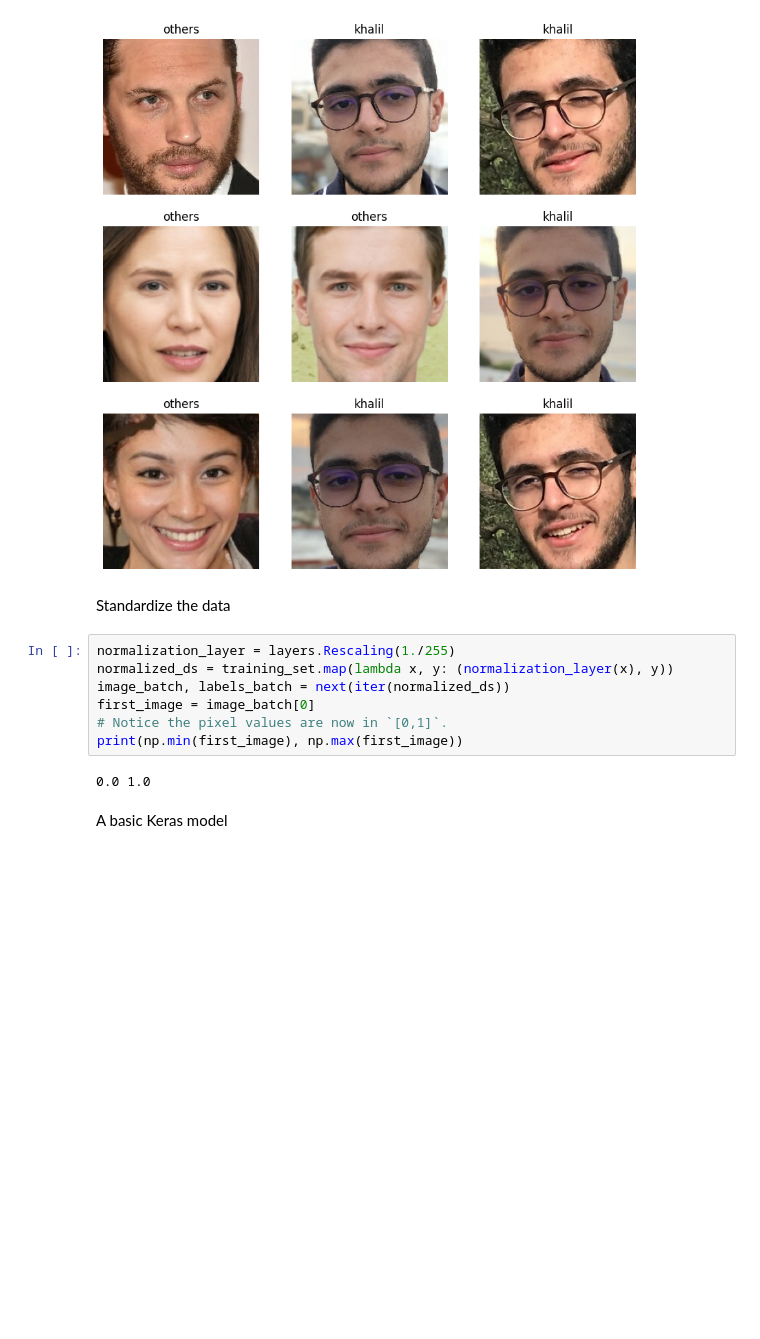
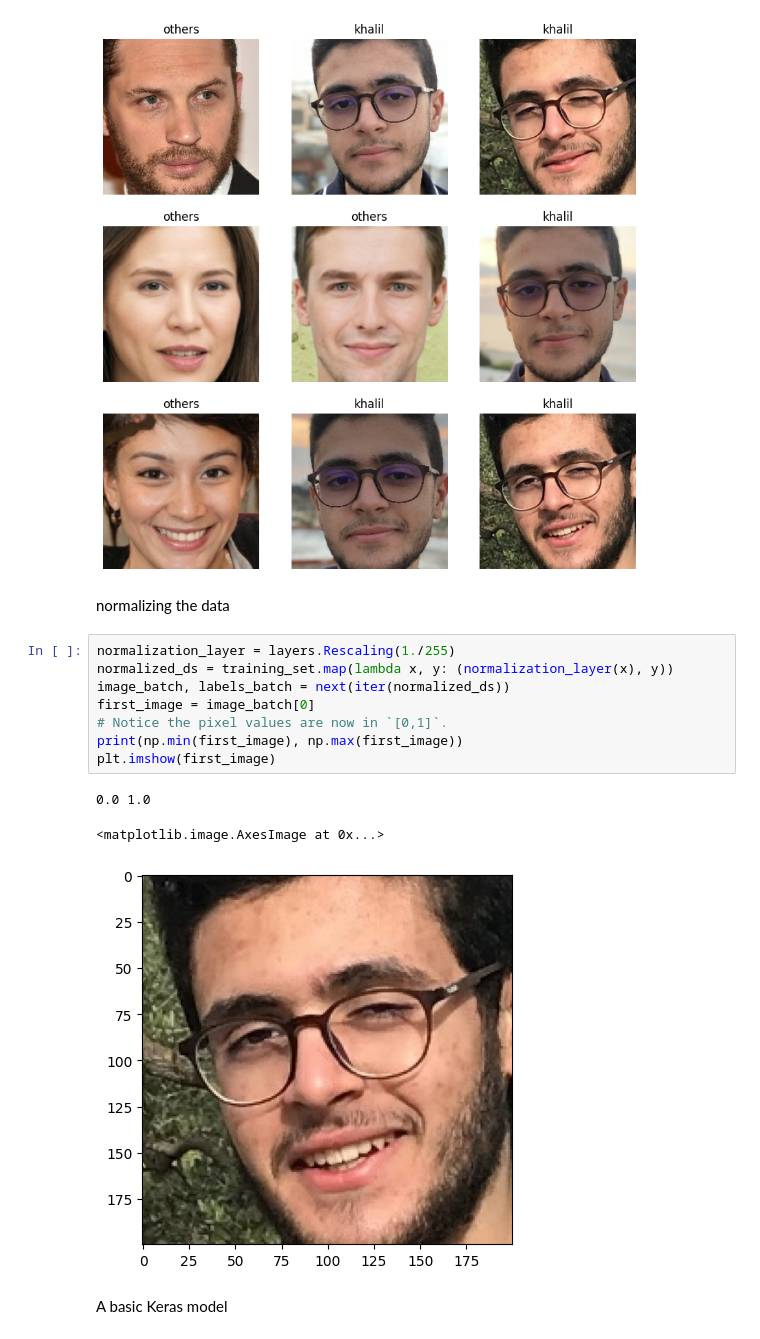
Before and after one commit to krankos/face-recognition-project, a Jupyter notebook: ModelCNN.ipynb, the cells around one changed output. Drawn from its saved outputs; the diff is of its cells as text; blank space fills up the shorter version.

```diff
--- a/ModelCNN.ipynb
+++ b/ModelCNN.ipynb
@@ -196,16 +88,19 @@ for images, labels in training_set.take(1):
 # %% [output]
 [figure]
 # %% [markdown]
-Standardize the data
+normalizing the data
 # %%
 normalization_layer = layers.Rescaling(1./255)
 normalized_ds = training_set.map(lambda x, y: (normalization_layer(x), y))
 image_batch, labels_batch = next(iter(normalized_ds))
 first_image = image_batch[0]
 # Notice the pixel values are now in `[0,1]`.
 print(np.min(first_image), np.max(first_image))
+plt.imshow(first_image)
 # %% [output]
 0.0 1.0
+<matplotlib.image.AxesImage at 0x...>
+[figure, added]
 # %% [markdown]
 A basic Keras model
 # %%
```
Also changed, not shown: parts of 8 cells of this notebook, 2 other files.
